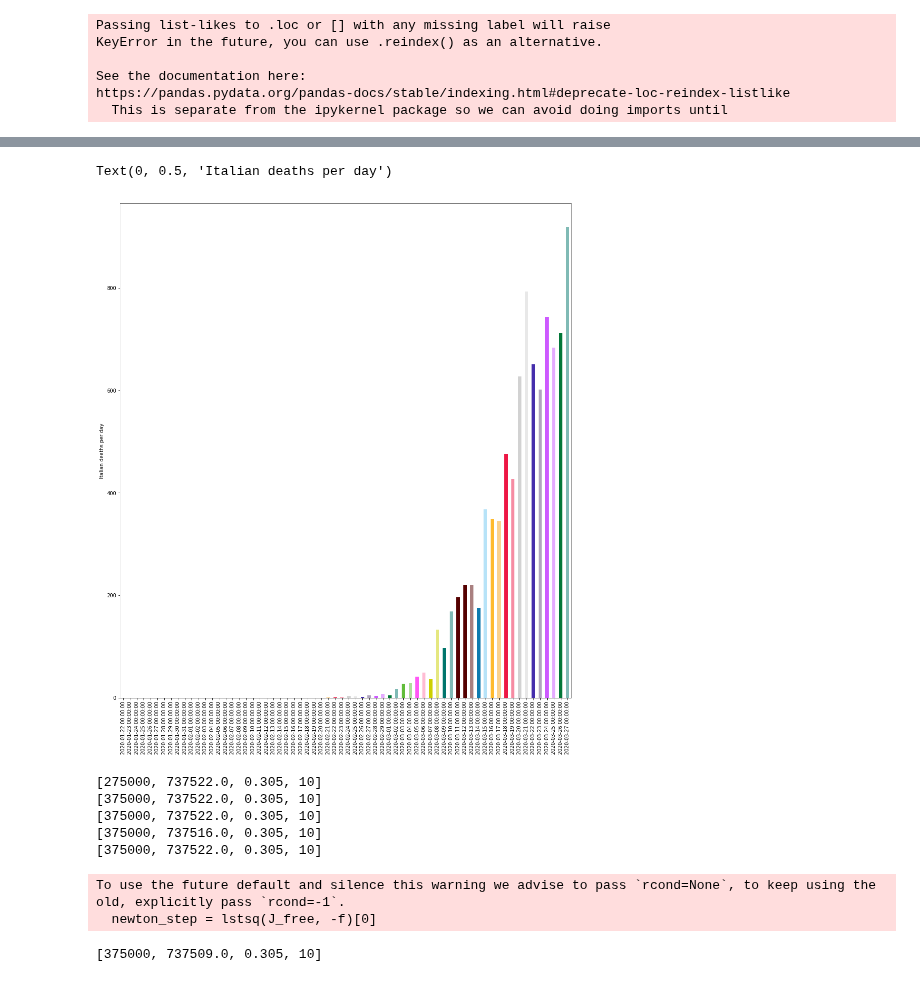
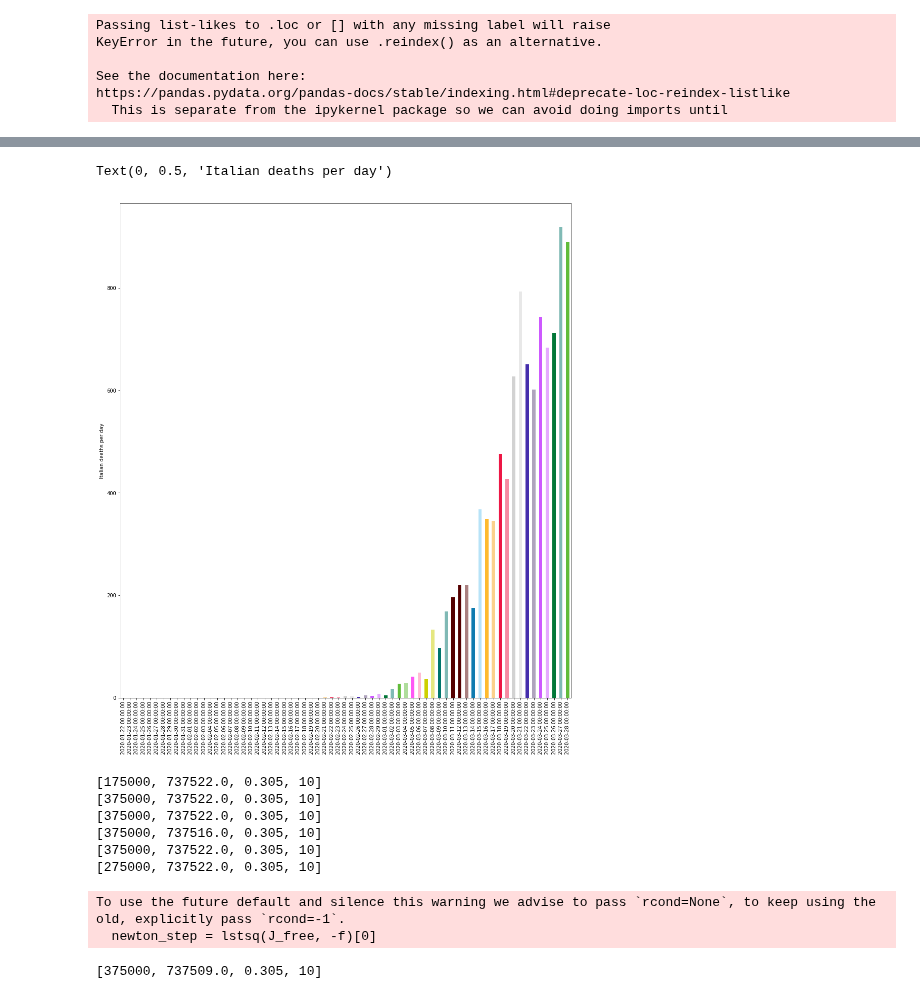
Before and after one commit to djhume/COVID-19, a Jupyter notebook: COVID-19.ipynb, the cells around one changed output, grey strips where cells are left out. Saved outputs shown, nothing was run; the diff lists cells and outputs as text; code cells hidden in the pictures.

```diff
--- a/COVID-19.ipynb
+++ b/COVID-19.ipynb
@@ -542,24 +553,26 @@ fs.diff().max()
 # %%
 fig = plt.figure(1, figsize=[16,18])
 ax = fig.add_subplot(111)
-RoW_D3.diff()['Italy'].plot(kind='bar', ax=ax)
+RoW_D2.diff()['Italy'].plot(kind='bar', ax=ax)
 ax.set_ylabel('Italian deaths per day')
 # %% [output]
 Text(0, 0.5, 'Italian deaths per day')
-[figure, old version]
+[figure, new version]
 # %%
 
-fs_Italy = fit_sigmoid(RoW_D3['Italy'], p0=[275000, date2num(datetime(2020,4,7)), 0.305, 10], end_date=datetime(2020,6,1))
-fs_Spain = fit_sigmoid(RoW_D3['Spain'], p0=[375000, date2num(datetime(2020,4,7)), 0.305, 10], end_date=datetime(2020,6,1))
-fs_Iran = fit_sigmoid(RoW_D3['Iran'], p0=[375000, date2num(datetime(2020,4,7)), 0.305, 10], end_date=datetime(2020,6,1))
-fs_France = fit_sigmoid(RoW_D3['France'], p0=[375000, date2num(datetime(2020,4,1)), 0.305, 10], end_date=datetime(2020,6,1))
-fs_US = fit_sigmoid(RoW_D3['US'], p0=[375000, date2num(datetime(2020,4,7)), 0.305, 10], end_date=datetime(2020,6,1))
+fs_Italy = fit_sigmoid(RoW_D2['Italy'], p0=[175000, date2num(datetime(2020,4,7)), 0.305, 10], end_date=datetime(2020,6,1))
+fs_Spain = fit_sigmoid(RoW_D2['Spain'], p0=[375000, date2num(datetime(2020,4,7)), 0.305, 10], end_date=datetime(2020,6,1))
+fs_Iran = fit_sigmoid(RoW_D2['Iran'], p0=[375000, date2num(datetime(2020,4,7)), 0.305, 10], end_date=datetime(2020,6,1))
+fs_France = fit_sigmoid(RoW_D2['France'], p0=[375000, date2num(datetime(2020,4,1)), 0.305, 10], end_date=datetime(2020,6,1))
+fs_US = fit_sigmoid(RoW_D2['US'], p0=[375000, date2num(datetime(2020,4,7)), 0.305, 10], end_date=datetime(2020,6,1))
+fs_UK = fit_sigmoid(RoW_D2['United Kingdom'], p0=[275000, date2num(datetime(2020,4,7)), 0.305, 10], end_date=datetime(2020,6,1))
 # %% [output]
-[275000, 737522.0, 0.305, 10]
+[175000, 737522.0, 0.305, 10]
 [375000, 737522.0, 0.305, 10]
 [375000, 737522.0, 0.305, 10]
 [375000, 737516.0, 0.305, 10]
 [375000, 737522.0, 0.305, 10]
+[275000, 737522.0, 0.305, 10]
 To use the future default and silence this warning we advise to pass `rcond=None`, to keep using the old, explicitly pass `rcond=-1`.
   newton_step = lstsq(J_free, -f)[0]
 # %%
```
Also changed, not shown: parts of 38 cells of this notebook.
